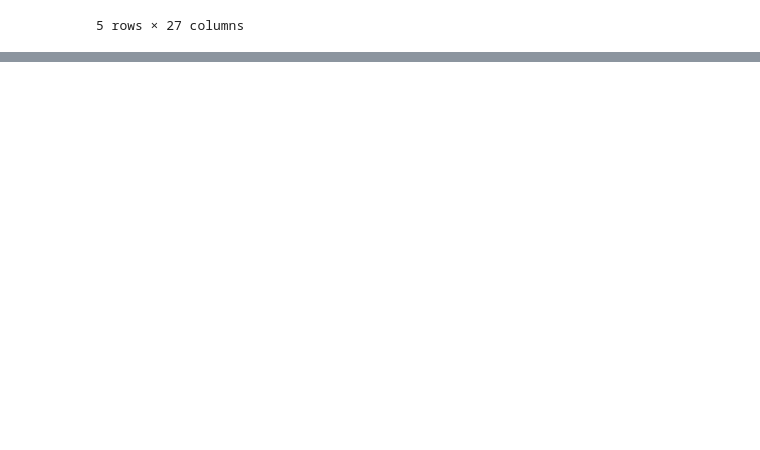
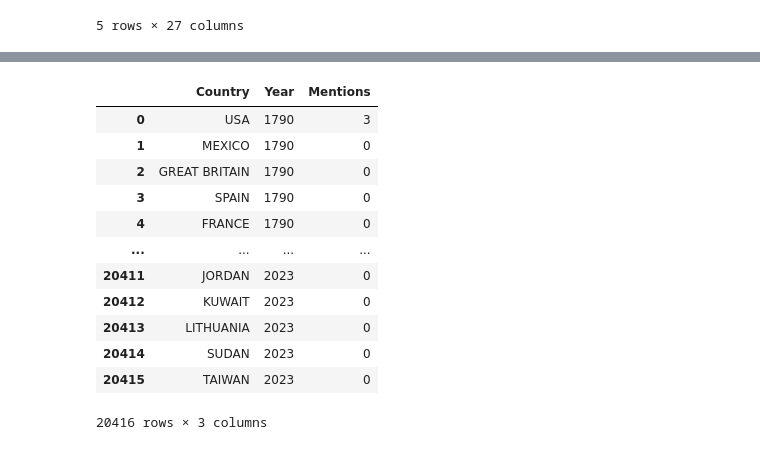
Before and after one commit to ana-047/TheWordsOfTheUnion, a Jupyter notebook: Mining_code.ipynb, the cells around one changed output, grey strips where cells are left out. Drawn from its saved outputs; the diff is of its cells as text; code cells hidden in the pictures; blank space fills up the shorter version.

```diff
--- a/Mining_code.ipynb
+++ b/Mining_code.ipynb
@@ -976,0 +1014,17 @@ df.tail()
+# %%
+countries_long = pd.melt(df_country, id_vars=['Country'], var_name='Year', value_name='Mentions')
+countries_long
+# %% [output]
+|  | Country | Year | Mentions |
+| 0 | USA | 1790 | 3 |
+| 1 | MEXICO | 1790 | 0 |
+| 2 | GREAT BRITAIN | 1790 | 0 |
+| 3 | SPAIN | 1790 | 0 |
+| 4 | FRANCE | 1790 | 0 |
+| ... | ... | ... | ... |
+| 20411 | JORDAN | 2023 | 0 |
+| 20412 | KUWAIT | 2023 | 0 |
+| 20413 | LITHUANIA | 2023 | 0 |
+| 20414 | SUDAN | 2023 | 0 |
+| 20415 | TAIWAN | 2023 | 0 |
+20416 rows × 3 columns
```
Also changed, not shown: parts of 10 cells of this notebook, 2 other files.
